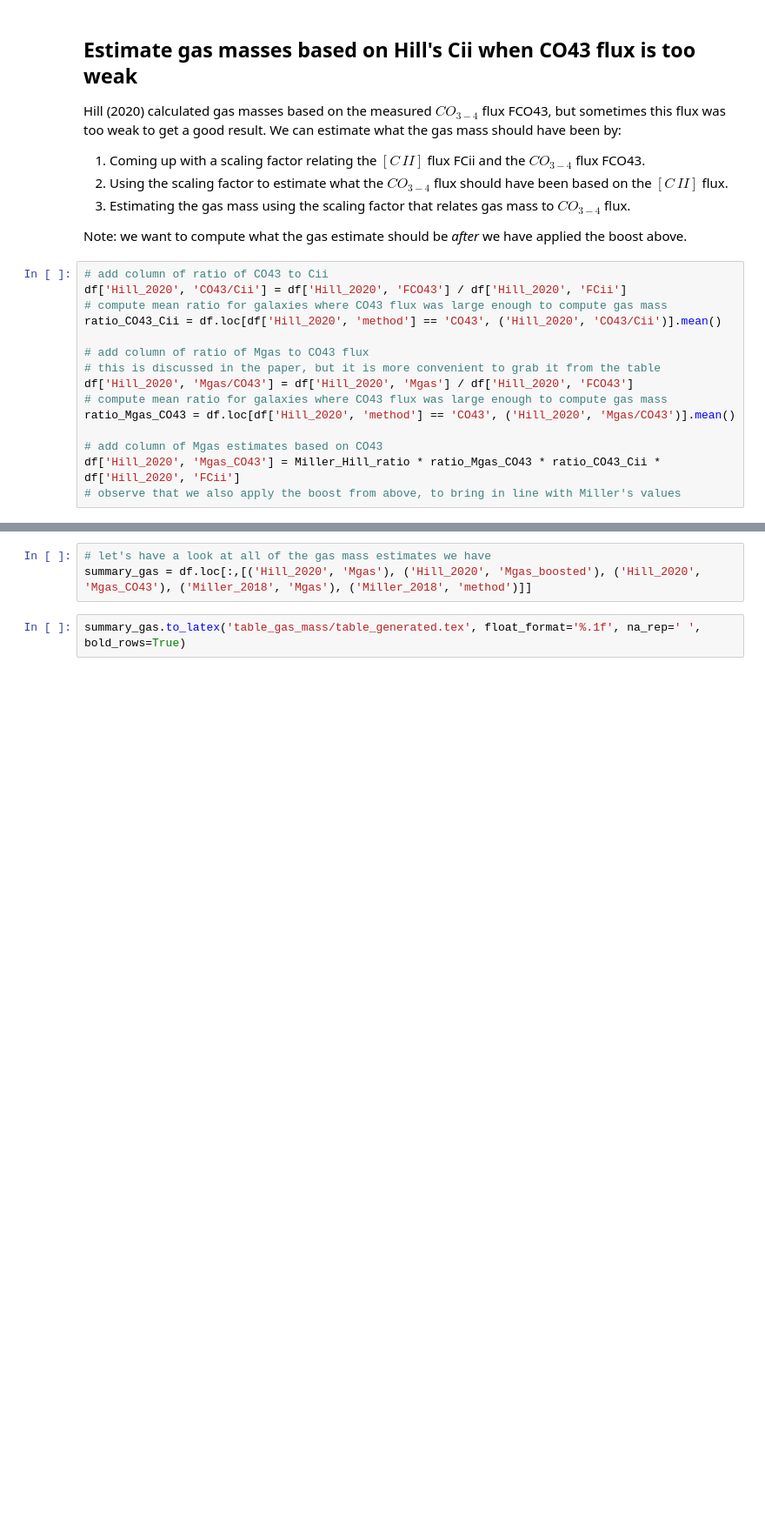
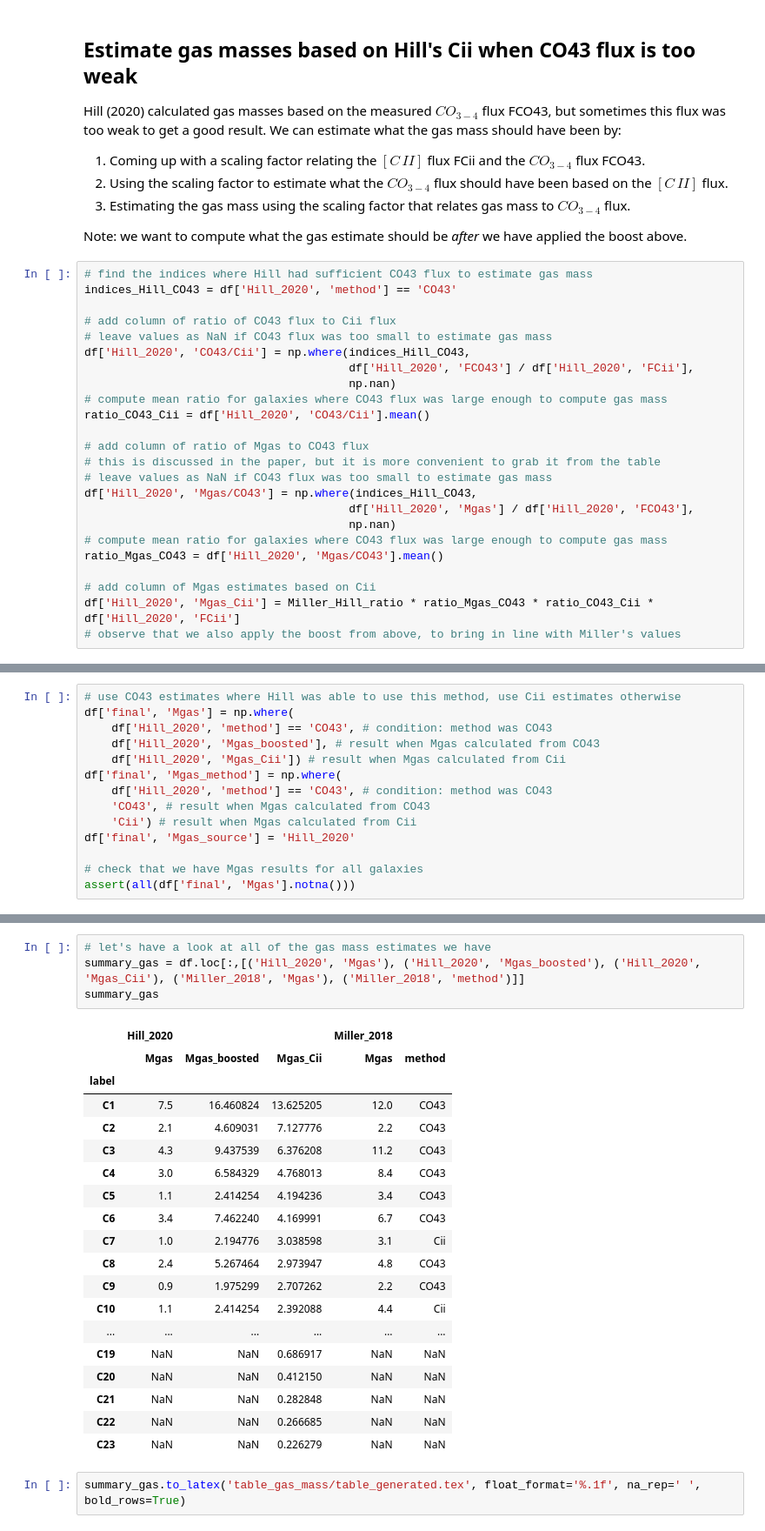
Before and after one commit to duncanmacintyre/galaxy-splicing, a Jupyter notebook: generate/compute_galaxy_mass.ipynb, the cells around one changed output, grey strips where cells are left out. Shown: that part at 87% size. Drawn from its saved outputs; the diff is of its cells as text; blank space fills up the shorter version.

```diff
--- a/generate/compute_galaxy_mass.ipynb
+++ b/generate/compute_galaxy_mass.ipynb
@@ -134,17 +144,26 @@ Hill (2020) calculated gas masses based on the measured $CO_{3-4}$ flux FCO43, b
 
 Note: we want to compute what the gas estimate should be *after* we have applied the boost above.
 # %%
-# add column of ratio of CO43 to Cii
-df['Hill_2020', 'CO43/Cii'] = df['Hill_2020', 'FCO43'] / df['Hill_2020', 'FCii']
+# find the indices where Hill had sufficient CO43 flux to estimate gas mass
+indices_Hill_CO43 = df['Hill_2020', 'method'] == 'CO43'
+
+# add column of ratio of CO43 flux to Cii flux
+# leave values as NaN if CO43 flux was too small to estimate gas mass
+df['Hill_2020', 'CO43/Cii'] = np.where(indices_Hill_CO43,
+                                       df['Hill_2020', 'FCO43'] / df['Hill_2020', 'FCii'],
+                                       np.nan)
 # compute mean ratio for galaxies where CO43 flux was large enough to compute gas mass
-ratio_CO43_Cii = df.loc[df['Hill_2020', 'method'] == 'CO43', ('Hill_2020', 'CO43/Cii')].mean()
+ratio_CO43_Cii = df['Hill_2020', 'CO43/Cii'].mean()
 
 # add column of ratio of Mgas to CO43 flux
 # this is discussed in the paper, but it is more convenient to grab it from the table
-df['Hill_2020', 'Mgas/CO43'] = df['Hill_2020', 'Mgas'] / df['Hill_2020', 'FCO43']
+# leave values as NaN if CO43 flux was too small to estimate gas mass
+df['Hill_2020', 'Mgas/CO43'] = np.where(indices_Hill_CO43,
+                                       df['Hill_2020', 'Mgas'] / df['Hill_2020', 'FCO43'],
+                                       np.nan)
 # compute mean ratio for galaxies where CO43 flux was large enough to compute gas mass
-ratio_Mgas_CO43 = df.loc[df['Hill_2020', 'method'] == 'CO43', ('Hill_2020', 'Mgas/CO43')].mean()
+ratio_Mgas_CO43 = df['Hill_2020', 'Mgas/CO43'].mean()
 
-# add column of Mgas estimates based on CO43
-df['Hill_2020', 'Mgas_CO43'] = Miller_Hill_ratio * ratio_Mgas_CO43 * ratio_CO43_Cii * df['Hill_2020', 'FCii']
+# add column of Mgas estimates based on Cii
+df['Hill_2020', 'Mgas_Cii'] = Miller_Hill_ratio * ratio_Mgas_CO43 * ratio_CO43_Cii * df['Hill_2020', 'FCii']
 # observe that we also apply the boost from above, to bring in line with Miller's values
@@ -150,0 +198,14 @@ df['Hill_2020', 'Mgas_CO43'] = Miller_Hill_ratio * ratio_Mgas_CO43 * ratio_CO43_
+# %%
+# use CO43 estimates where Hill was able to use this method, use Cii estimates otherwise
+df['final', 'Mgas'] = np.where(
+    df['Hill_2020', 'method'] == 'CO43', # condition: method was CO43
+    df['Hill_2020', 'Mgas_boosted'], # result when Mgas calculated from CO43
+    df['Hill_2020', 'Mgas_Cii']) # result when Mgas calculated from Cii
+df['final', 'Mgas_method'] = np.where(
+    df['Hill_2020', 'method'] == 'CO43', # condition: method was CO43
+    'CO43', # result when Mgas calculated from CO43
+    'Cii') # result when Mgas calculated from Cii
+df['final', 'Mgas_source'] = 'Hill_2020'
+
+# check that we have Mgas results for all galaxies
+assert(all(df['final', 'Mgas'].notna()))
@@ -151,5 +238,26 @@ df['Hill_2020', 'Mgas_CO43'] = Miller_Hill_ratio * ratio_Mgas_CO43 * ratio_CO43_
 # %%
 # let's have a look at all of the gas mass estimates we have
-summary_gas = df.loc[:,[('Hill_2020', 'Mgas'), ('Hill_2020', 'Mgas_boosted'), ('Hill_2020', 'Mgas_CO43'), ('Miller_2018', 'Mgas'), ('Miller_2018', 'method')]]
+summary_gas = df.loc[:,[('Hill_2020', 'Mgas'), ('Hill_2020', 'Mgas_boosted'), ('Hill_2020', 'Mgas_Cii'), ('Miller_2018', 'Mgas'), ('Miller_2018', 'method')]]
+summary_gas
+# %% [output]
+|  | Hill_2020 |  |  | Miller_2018 |  |
+|  | Mgas | Mgas_boosted | Mgas_Cii | Mgas | method |
+| label |  |  |  |  |  |
+| C1 | 7.5 | 16.460824 | 13.625205 | 12.0 | CO43 |
+| C2 | 2.1 | 4.609031 | 7.127776 | 2.2 | CO43 |
+| C3 | 4.3 | 9.437539 | 6.376208 | 11.2 | CO43 |
+| C4 | 3.0 | 6.584329 | 4.768013 | 8.4 | CO43 |
+| C5 | 1.1 | 2.414254 | 4.194236 | 3.4 | CO43 |
+| C6 | 3.4 | 7.462240 | 4.169991 | 6.7 | CO43 |
+| C7 | 1.0 | 2.194776 | 3.038598 | 3.1 | Cii |
+| C8 | 2.4 | 5.267464 | 2.973947 | 4.8 | CO43 |
+| C9 | 0.9 | 1.975299 | 2.707262 | 2.2 | CO43 |
+| C10 | 1.1 | 2.414254 | 2.392088 | 4.4 | Cii |
+| ... | ... | ... | ... | ... | ... |
+| C19 | NaN | NaN | 0.686917 | NaN | NaN |
+| C20 | NaN | NaN | 0.412150 | NaN | NaN |
+| C21 | NaN | NaN | 0.282848 | NaN | NaN |
+| C22 | NaN | NaN | 0.266685 | NaN | NaN |
+| C23 | NaN | NaN | 0.226279 | NaN | NaN |
 # %%
 summary_gas.to_latex('table_gas_mass/table_generated.tex', float_format='%.1f', na_rep=' ', bold_rows=True)
```
Also changed, not shown: parts of 21 cells of this notebook, 2 other files.
